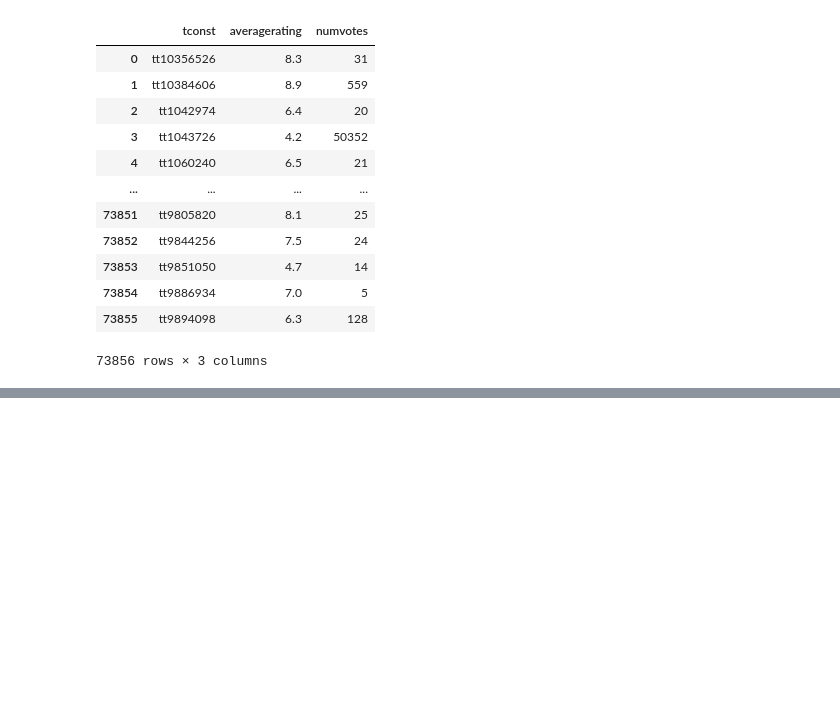
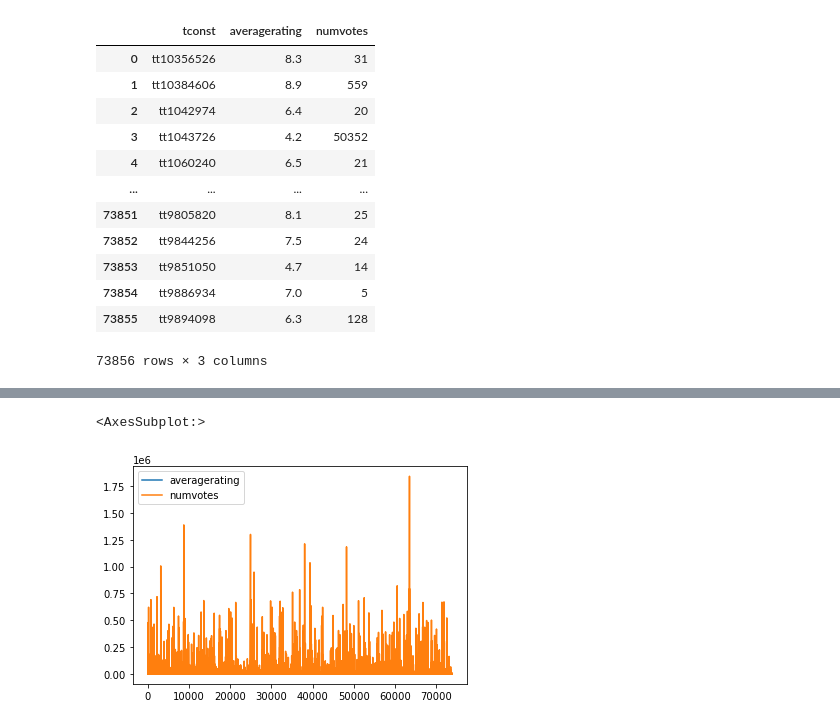
Before and after one commit to kinghenderson/microsoft_movie_analysis, a Jupyter notebook: Movie Ratings .ipynb, the cells around one changed output, grey strips where cells are left out. Cells and saved outputs as stored; diff of their text form; code cells hidden in the pictures; blank space fills up the shorter version.

```diff
--- a/Movie Ratings .ipynb
+++ b/Movie Ratings .ipynb
@@ -21,0 +63,5 @@ df = pd.read_csv("data/zippeddata/imdb.title.ratings.csv.gz")
+# %%
+Ratings_df.plot()
+# %% [output]
+<AxesSubplot:>
+[figure, added]
```
Also changed, not shown: parts of 5 cells of this notebook, 3 other files.
